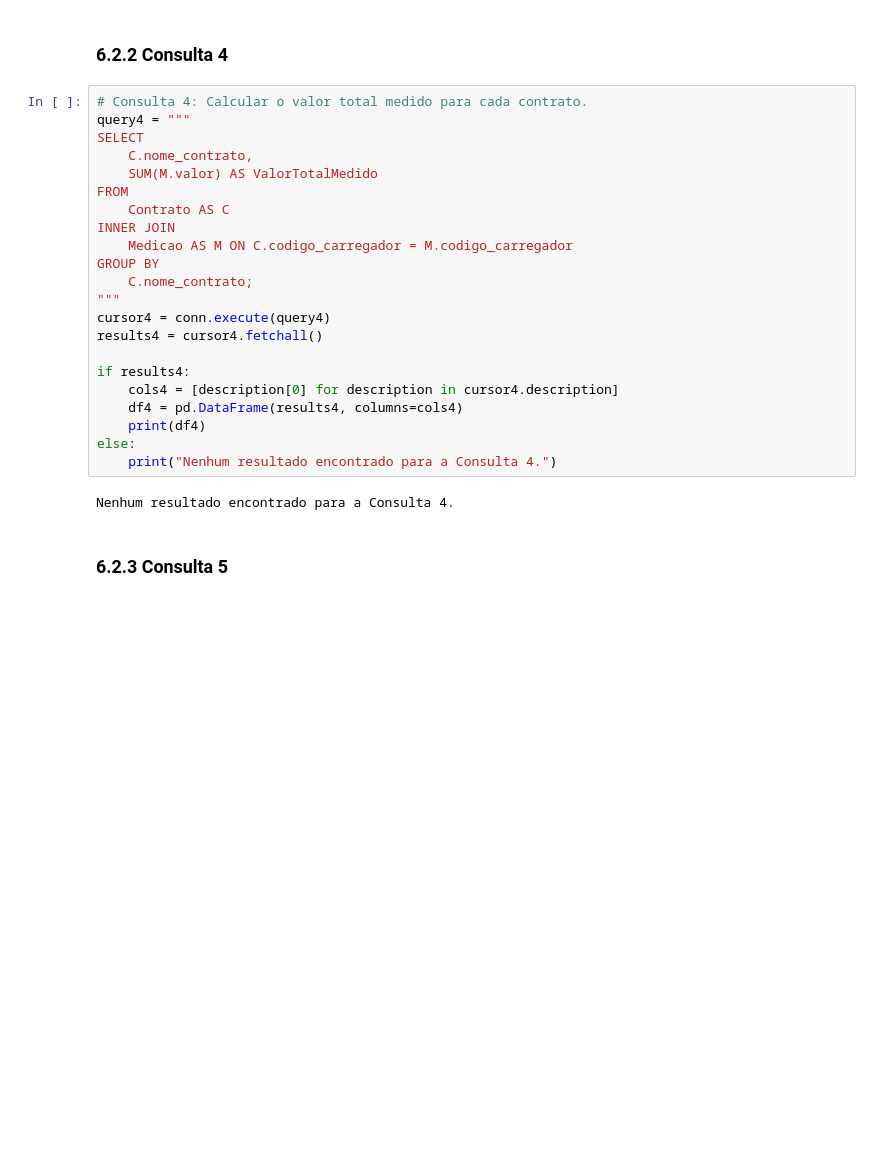
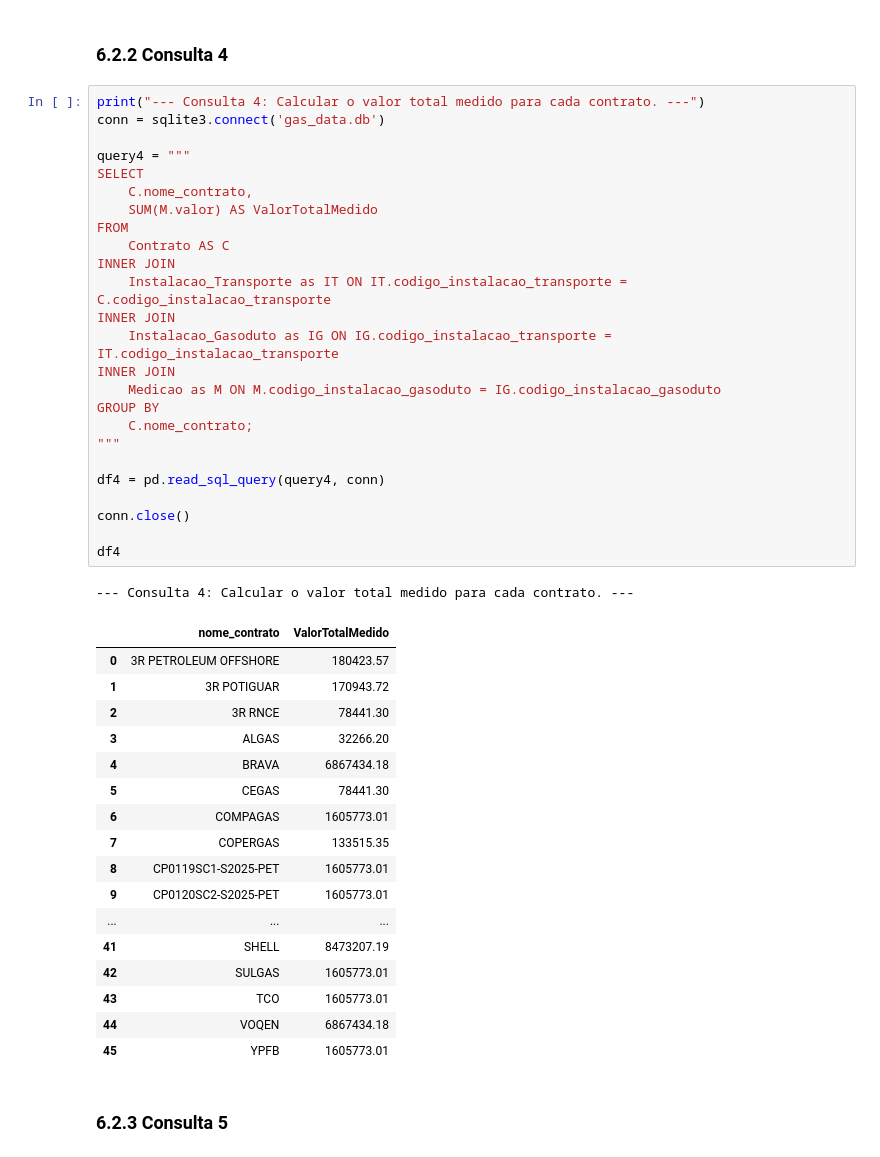
Before and after one commit to RaphaelLeivas/ibd-2025-1, a Jupyter notebook: TP2/tp2_template.ipynb, the cells around one changed output. Drawn from its saved outputs; the diff is of its cells as text; blank space fills up the shorter version.

```diff
--- a/TP2/tp2_template.ipynb
+++ b/TP2/tp2_template.ipynb
@@ -175,29 +166,49 @@ Nenhum resultado encontrado para a Consulta 3.
 # %% [markdown]
 ### 6.2.2 Consulta 4
 # %%
-# Consulta 4: Calcular o valor total medido para cada contrato.
+print("--- Consulta 4: Calcular o valor total medido para cada contrato. ---")
+conn = sqlite3.connect('gas_data.db')
+
 query4 = """
 SELECT
     C.nome_contrato,
     SUM(M.valor) AS ValorTotalMedido
 FROM
     Contrato AS C
 INNER JOIN
-    Medicao AS M ON C.codigo_carregador = M.codigo_carregador
+    Instalacao_Transporte as IT ON IT.codigo_instalacao_transporte = C.codigo_instalacao_transporte
+INNER JOIN
+    Instalacao_Gasoduto as IG ON IG.codigo_instalacao_transporte = IT.codigo_instalacao_transporte
+INNER JOIN
+    Medicao as M ON M.codigo_instalacao_gasoduto = IG.codigo_instalacao_gasoduto
 GROUP BY
     C.nome_contrato;
 """
-cursor4 = conn.execute(query4)
-results4 = cursor4.fetchall()
 
-if results4:
-    cols4 = [description[0] for description in cursor4.description]
-    df4 = pd.DataFrame(results4, columns=cols4)
-    print(df4)
-else:
-    print("Nenhum resultado encontrado para a Consulta 4.")
+df4 = pd.read_sql_query(query4, conn)
+
+conn.close()
+
+df4
 # %% [output]
-Nenhum resultado encontrado para a Consulta 4.
+--- Consulta 4: Calcular o valor total medido para cada contrato. ---
+|  | nome_contrato | ValorTotalMedido |
+| 0 | 3R PETROLEUM OFFSHORE | 180423.57 |
+| 1 | 3R POTIGUAR | 170943.72 |
+| 2 | 3R RNCE | 78441.30 |
+| 3 | ALGAS | 32266.20 |
+| 4 | BRAVA | 6867434.18 |
+| 5 | CEGAS | 78441.30 |
+| 6 | COMPAGAS | 1605773.01 |
+| 7 | COPERGAS | 133515.35 |
+| 8 | CP0119SC1-S2025-PET | 1605773.01 |
+| 9 | CP0120SC2-S2025-PET | 1605773.01 |
+| ... | ... | ... |
+| 41 | SHELL | 8473207.19 |
+| 42 | SULGAS | 1605773.01 |
+| 43 | TCO | 1605773.01 |
+| 44 | VOQEN | 6867434.18 |
+| 45 | YPFB | 1605773.01 |
 # %% [markdown]
 ### 6.2.3 Consulta 5
 # %%
```
Also changed, not shown: parts of 7 cells of this notebook, 2 other files.
